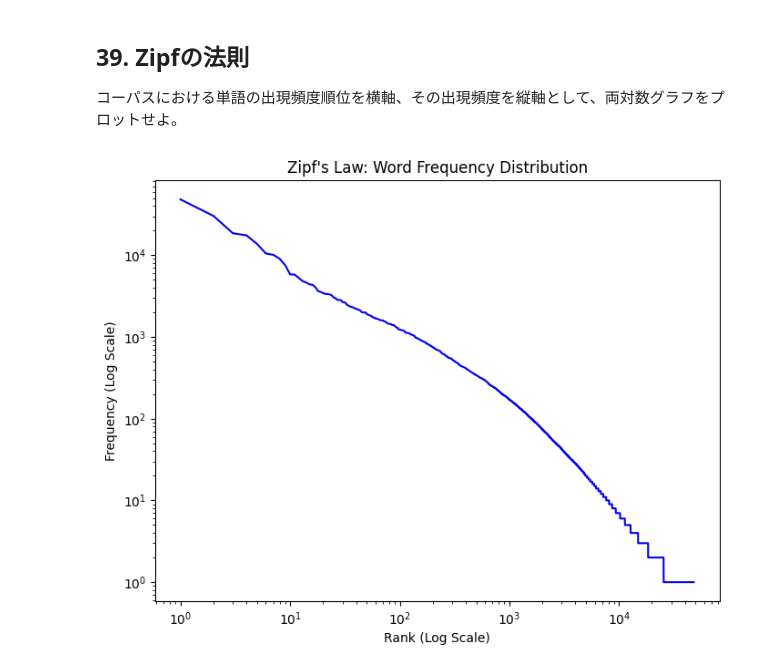
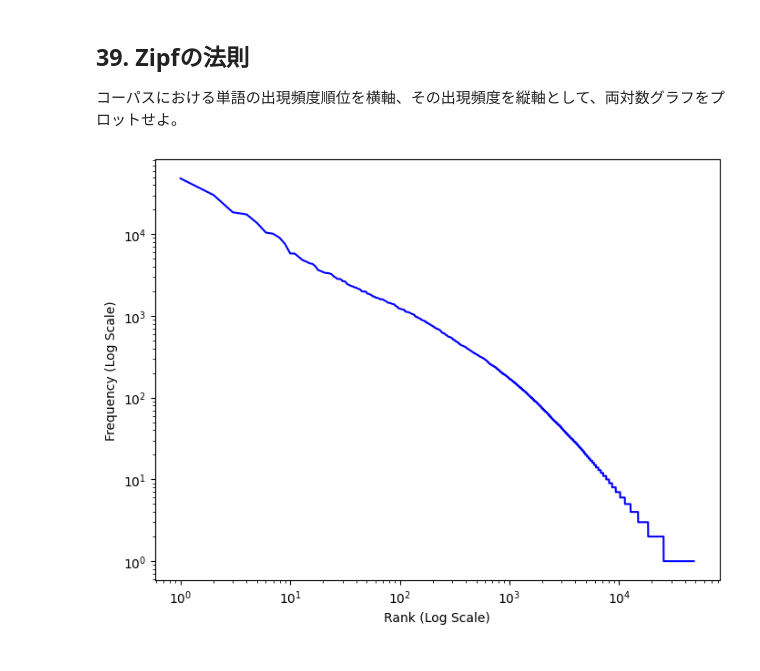
Before and after one commit to 291u7/nlp100_2025, a Jupyter notebook: ja/ch04.ipynb, the cells around one changed output. Cells and saved outputs as stored; diff of their text form; code cells hidden in the pictures.

```diff
--- a/ja/ch04.ipynb
+++ b/ja/ch04.ipynb
@@ -258,14 +243,14 @@ for i, ((word, pos), count) in enumerate(word_counts.most_common(20), 1):
 ## 37. 名詞の出現頻度
 コーパスにおける名詞の出現頻度を求め、出現頻度の高い20語とその出現頻度を表示せよ。
 # %%
-i = 1
-for (word, pos) in word_counts:
-  count = word_counts[(word, pos)]
+i = 0
+
+for ((word, pos), count) in word_counts.most_common(50):
 
   if (pos == "名詞"):
+    i += 1
     print(f"{i}: {word} ({count}回)")
-    i += 1
 
-  if (i > 20):
-    break
+    if (i >= 20):
+      break
 # %% [output]
@@ -374,33 +365,31 @@ import matplotlib.pyplot as plt
 
 # --- 1. word_counts からグラフ用のデータを抽出する ---
 
 # most_common() を使うと出現頻度順（降順）に並んだデータが取得できるので、
 # そこから「頻度（count）」の数値だけをリストとして取り出します。
 # ※キーが (単語, 品詞) のタプルでも、ここでは数値しか使わないので問題ありません。
 frequencies = [count for item, count in word_counts.most_common()]
 
 # 順位（Rank）のリストを作ります。1位から始まり、単語の種類数まで連番を作ります。
 ranks = range(1, len(frequencies) + 1)
 
 
 # --- 2. グラフの描画 ---
 
 # グラフのサイズを設定
 plt.figure(figsize=(8, 6))
 
 # 両対数グラフのプロット
 # plt.loglog() を使うと、自動的にX軸とY軸が対数スケールになります。
 # linestyle='None' と marker='.' で、線ではなく点でプロットして見やすくします。
 plt.loglog(ranks, frequencies, color='b')
 
 # グラフのタイトルと軸ラベルを設定
-# （※matplotlibはデフォルトだと日本語が文字化けするため、英語で設定しています）
-plt.title("Zipf's Law: Word Frequency Distribution")
 plt.xlabel("Rank (Log Scale)")
 plt.ylabel("Frequency (Log Scale)")
 
 
 # グラフを画面に表示
 plt.show()
 # %% [output]
-[figure, old version]
+[figure, new version]
```
Also changed, not shown: parts of 5 cells of this notebook.
